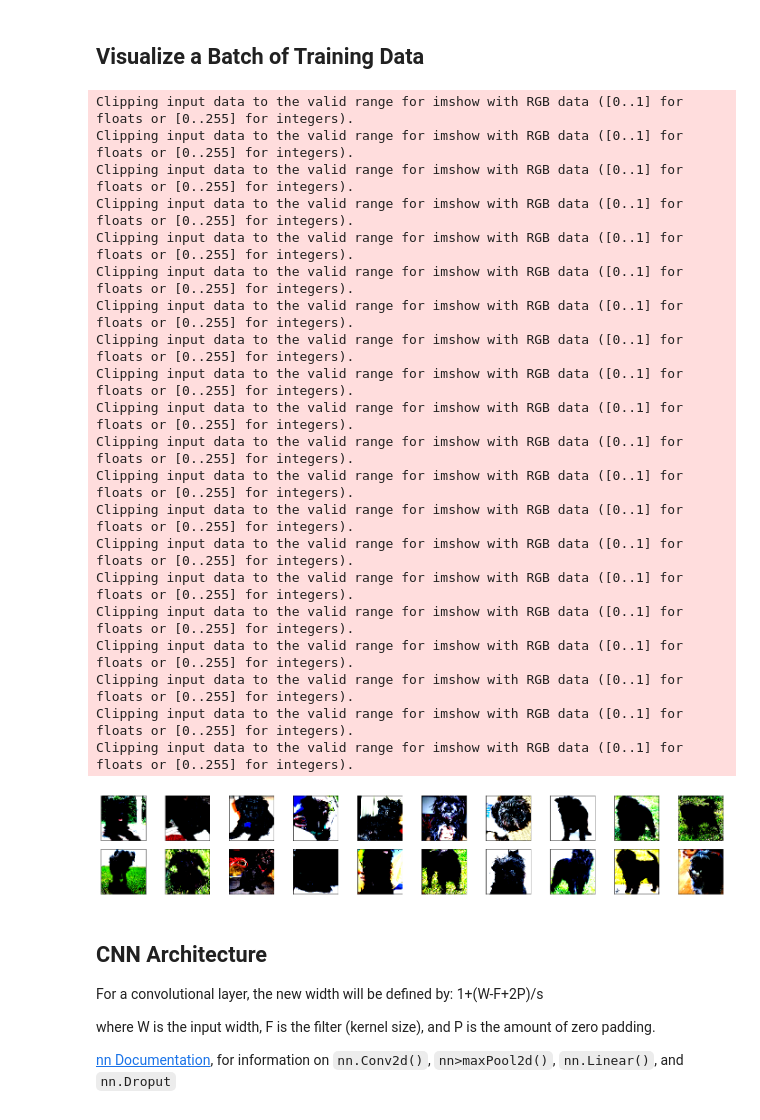
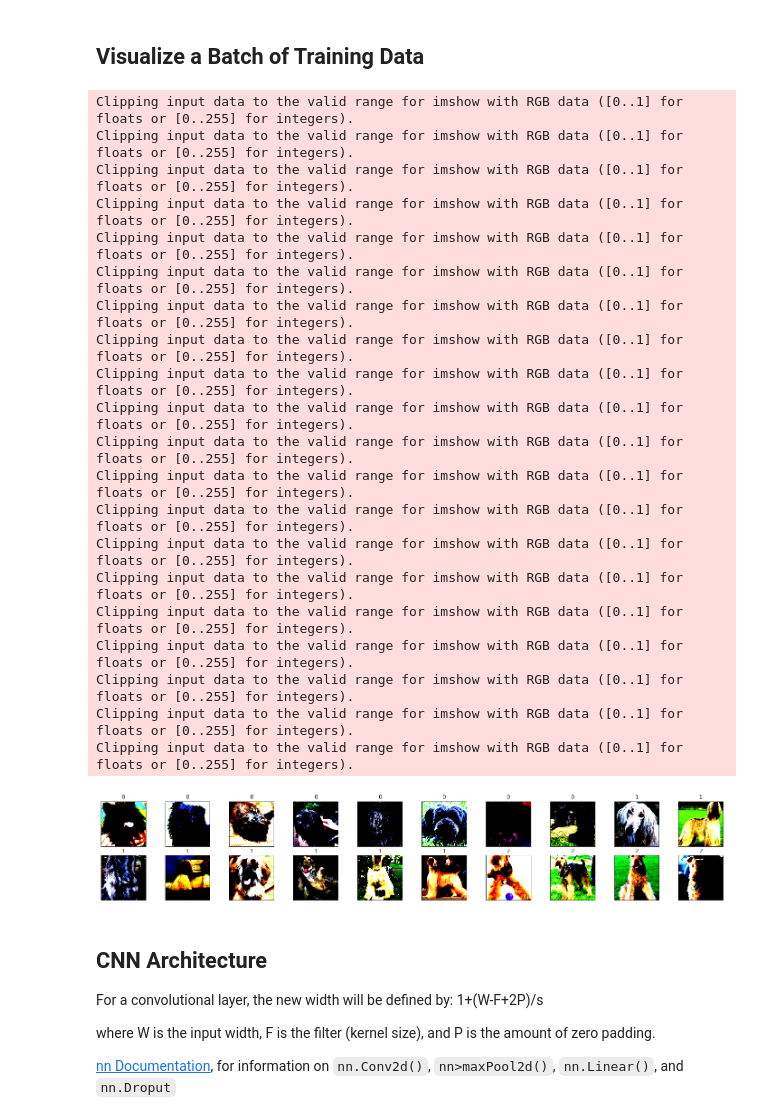
Before and after one commit to elouden/Dog-Breed-Classifier, a Jupyter notebook: Project 2 - Dog Breed Classifier.ipynb, the cells around one changed output. Saved outputs shown, nothing was run; the diff lists cells and outputs as text; code cells hidden in the pictures.

```diff
--- a/Project 2 - Dog Breed Classifier.ipynb
+++ b/Project 2 - Dog Breed Classifier.ipynb
@@ -363,39 +372,39 @@ def imshow(img):
     plt.imshow(np.transpose(img, (1, 2, 0)))  # convert from Tensor image
 # %%
 # obtain one batch of training images
-dataiter = iter(train_loader)
+dataiter = iter(test_loader)
 images, labels = dataiter.next()
 images = images.numpy() # convert images to numpy for display
 
 # plot the images in the batch, along with the corresponding labels
 fig = plt.figure(figsize=(25, 4))
 # display 20 images
 for idx in np.arange(20):
     ax = fig.add_subplot(2, 20/2, idx+1, xticks=[], yticks=[])
     imshow(images[idx])
-    #ax.set_title(classes[labels[idx]])
+    ax.set_title(labels[idx].item())
 # %% [output]
 Clipping input data to the valid range for imshow with RGB data ([0..1] for floats or [0..255] for integers).
 Clipping input data to the valid range for imshow with RGB data ([0..1] for floats or [0..255] for integers).
 Clipping input data to the valid range for imshow with RGB data ([0..1] for floats or [0..255] for integers).
 Clipping input data to the valid range for imshow with RGB data ([0..1] for floats or [0..255] for integers).
 Clipping input data to the valid range for imshow with RGB data ([0..1] for floats or [0..255] for integers).
 Clipping input data to the valid range for imshow with RGB data ([0..1] for floats or [0..255] for integers).
 Clipping input data to the valid range for imshow with RGB data ([0..1] for floats or [0..255] for integers).
 Clipping input data to the valid range for imshow with RGB data ([0..1] for floats or [0..255] for integers).
 Clipping input data to the valid range for imshow with RGB data ([0..1] for floats or [0..255] for integers).
 Clipping input data to the valid range for imshow with RGB data ([0..1] for floats or [0..255] for integers).
 Clipping input data to the valid range for imshow with RGB data ([0..1] for floats or [0..255] for integers).
 Clipping input data to the valid range for imshow with RGB data ([0..1] for floats or [0..255] for integers).
 Clipping input data to the valid range for imshow with RGB data ([0..1] for floats or [0..255] for integers).
 Clipping input data to the valid range for imshow with RGB data ([0..1] for floats or [0..255] for integers).
 Clipping input data to the valid range for imshow with RGB data ([0..1] for floats or [0..255] for integers).
 Clipping input data to the valid range for imshow with RGB data ([0..1] for floats or [0..255] for integers).
 Clipping input data to the valid range for imshow with RGB data ([0..1] for floats or [0..255] for integers).
 Clipping input data to the valid range for imshow with RGB data ([0..1] for floats or [0..255] for integers).
 Clipping input data to the valid range for imshow with RGB data ([0..1] for floats or [0..255] for integers).
 Clipping input data to the valid range for imshow with RGB data ([0..1] for floats or [0..255] for integers).
-[figure, old version]
+[figure, new version]
 # %% [markdown]
 ## CNN Architecture
 
```
Also changed, not shown: parts of 16 cells of this notebook.
